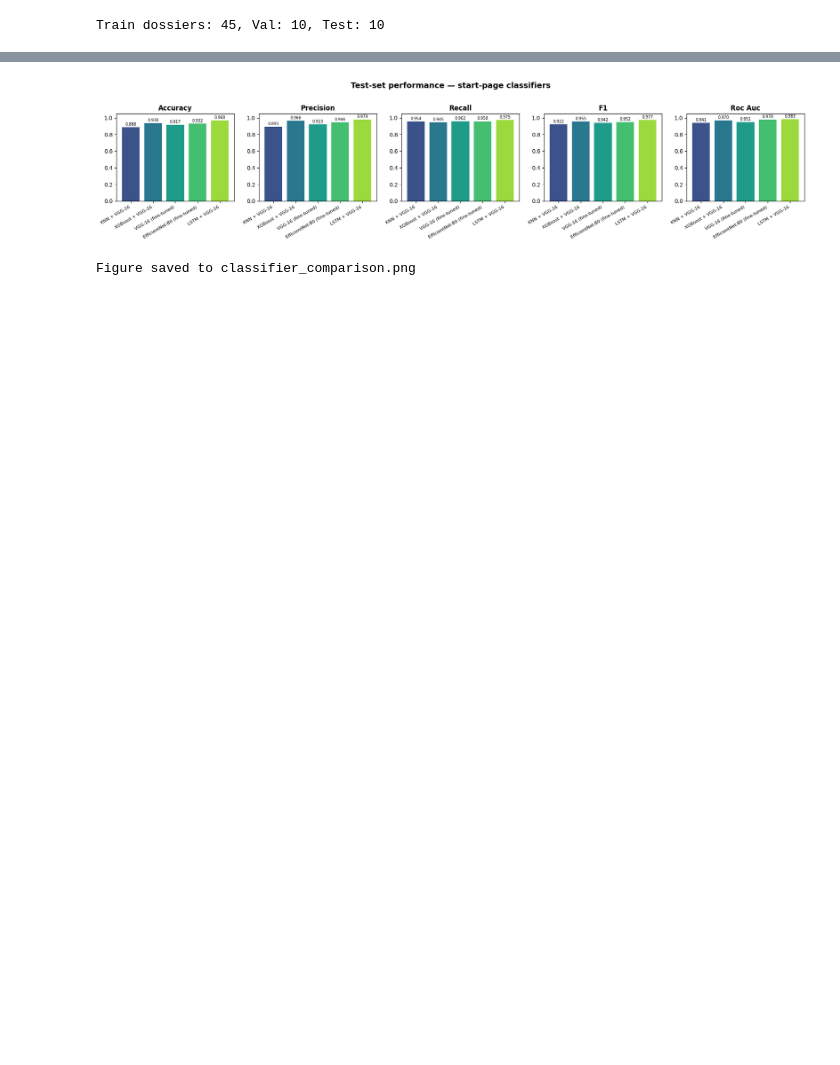
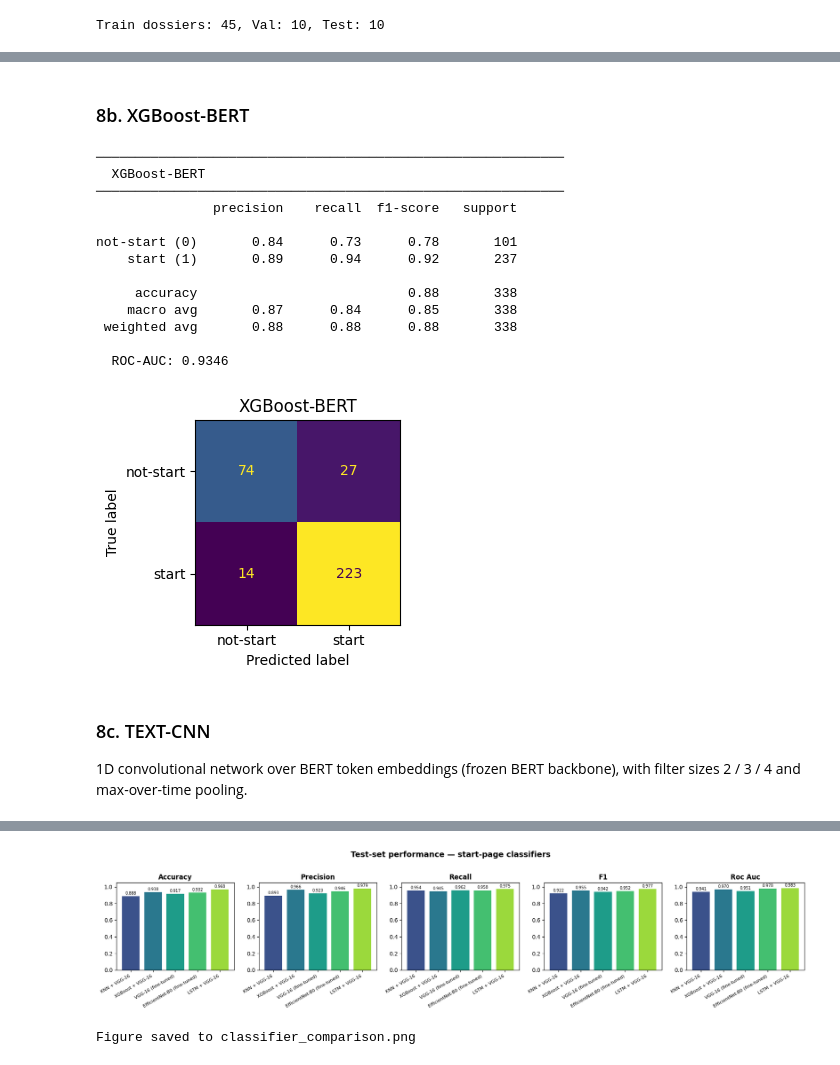
Before and after one commit to Lynnyijin/dossier-analysis, a Jupyter notebook: page_start_classifier.ipynb, the cells around one changed output, grey strips where cells are left out. Saved outputs shown, nothing was run; the diff lists cells and outputs as text; code cells hidden in the pictures; blank space fills up the shorter version.

```diff
--- a/page_start_classifier.ipynb
+++ b/page_start_classifier.ipynb
@@ -746,0 +961,36 @@ not-start (0)       0.94      0.95      0.95       101
+# %% [markdown]
+### 8b. XGBoost-BERT
+# %%
+xgb_bert = XGBClassifier(
+    n_estimators=300, max_depth=6, learning_rate=0.05,
+    subsample=0.8, colsample_bytree=0.8,
+    use_label_encoder=False, eval_metric='logloss',
+    random_state=RANDOM_SEED, n_jobs=-1,
+    early_stopping_rounds=20, verbosity=0,
+)
+xgb_bert.fit(X_bert_tr, y_tr, eval_set=[(X_bert_va, y_va)], verbose=False)
+
+pred_xgb_bert_te = xgb_bert.predict(X_bert_te)
+xgb_bert_prob    = xgb_bert.predict_proba(X_bert_te)[:, 1]
+
+evaluate_model('XGBoost-BERT', y_te, pred_xgb_bert_te, y_prob=xgb_bert_prob)
+# %% [output]
+────────────────────────────────────────────────────────────
+  XGBoost-BERT
+────────────────────────────────────────────────────────────
+               precision    recall  f1-score   support
+
+not-start (0)       0.84      0.73      0.78       101
+    start (1)       0.89      0.94      0.92       237
+
+     accuracy                           0.88       338
+    macro avg       0.87      0.84      0.85       338
+ weighted avg       0.88      0.88      0.88       338
+
+  ROC-AUC: 0.9346
+[figure, added]
+# %% [markdown]
+### 8c. TEXT-CNN
+
+1D convolutional network over BERT token embeddings (frozen BERT backbone),
+with filter sizes 2 / 3 / 4 and max-over-time pooling.
```
Also changed, not shown: parts of 41 cells of this notebook, 5 other files.
